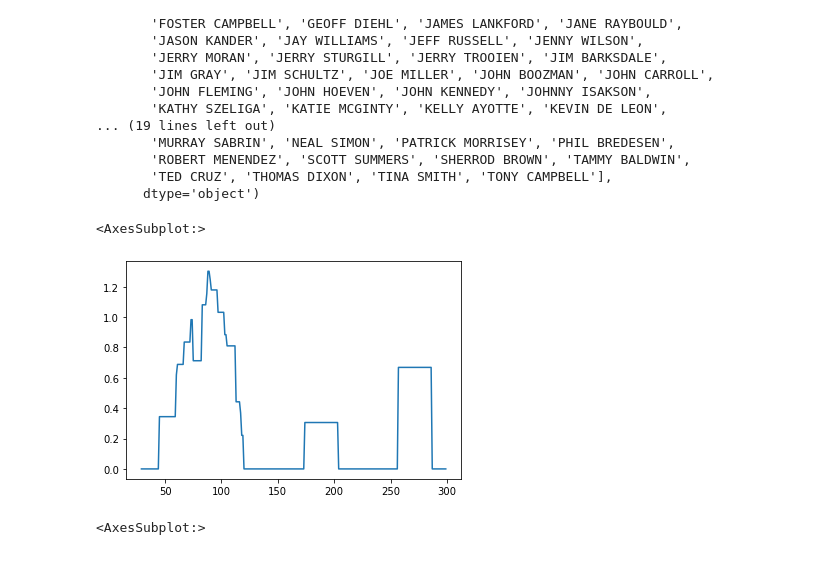
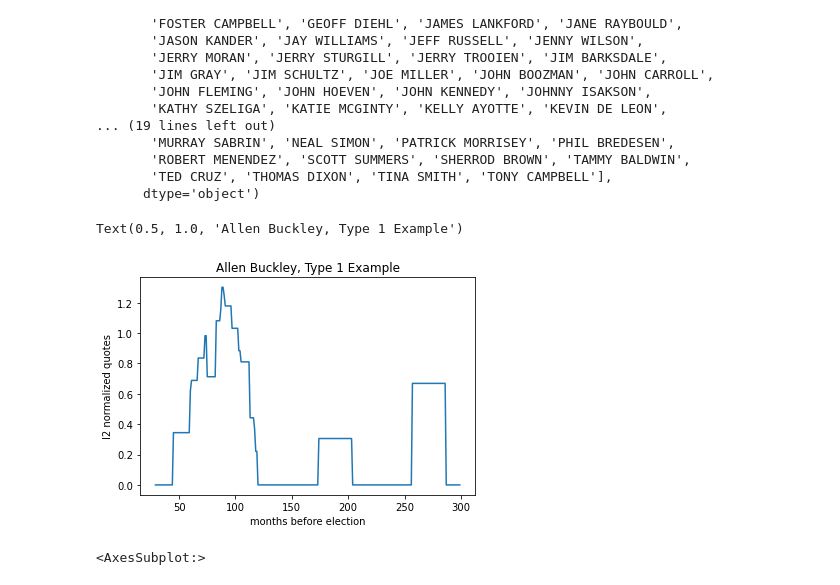
Before and after one commit to epfl-ada/ada-2021-project-chilldatagroup, a Jupyter notebook: Milestone2.ipynb, the cells around one changed output. Drawn from its saved outputs; the diff is of its cells as text; code cells hidden in the pictures.

```diff
--- a/Milestone2.ipynb
+++ b/Milestone2.ipynb
@@ -911,9 +913,12 @@ for candidate_type in range(0,n_clusters):
 # %%
 # From type 0
 candidate_quotes_cluster_feature_filted['ALLEN BUCKLEY'].rolling(window=30).sum().plot()
+plt.xlabel('months before election')
+plt.ylabel('l2 normalized quotes')
+plt.title('Allen Buckley, Type 1 Example')
 # %% [output]
-<AxesSubplot:>
+Text(0.5, 1.0, 'Allen Buckley, Type 1 Example')
-[figure, old version]
+[figure, new version]
 # %%
 # From type 1
 candidate_quotes_cluster_feature_filted['DIANNE FEINSTEIN'].rolling(window=30).sum().plot()
```
Also changed, not shown: parts of 34 cells of this notebook.
